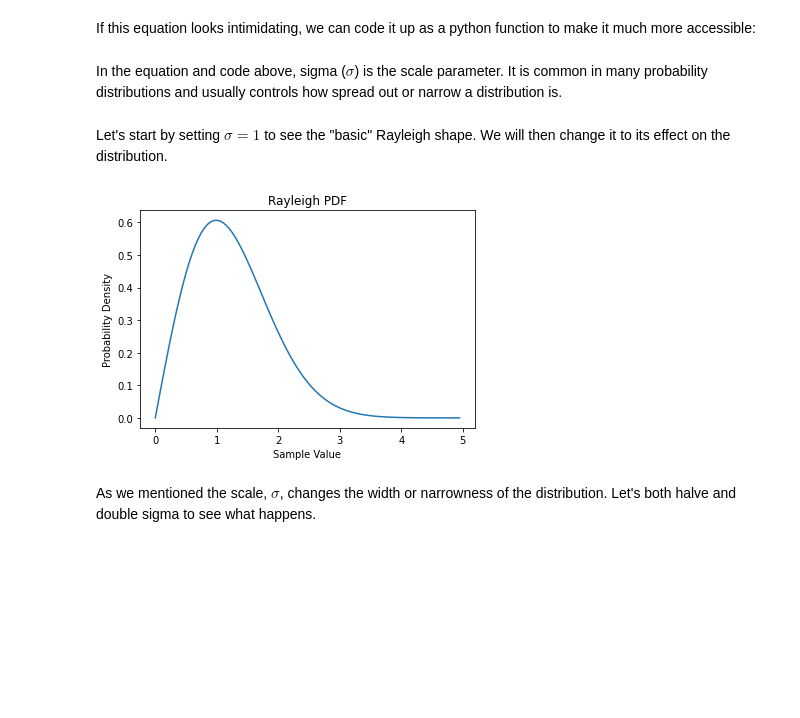
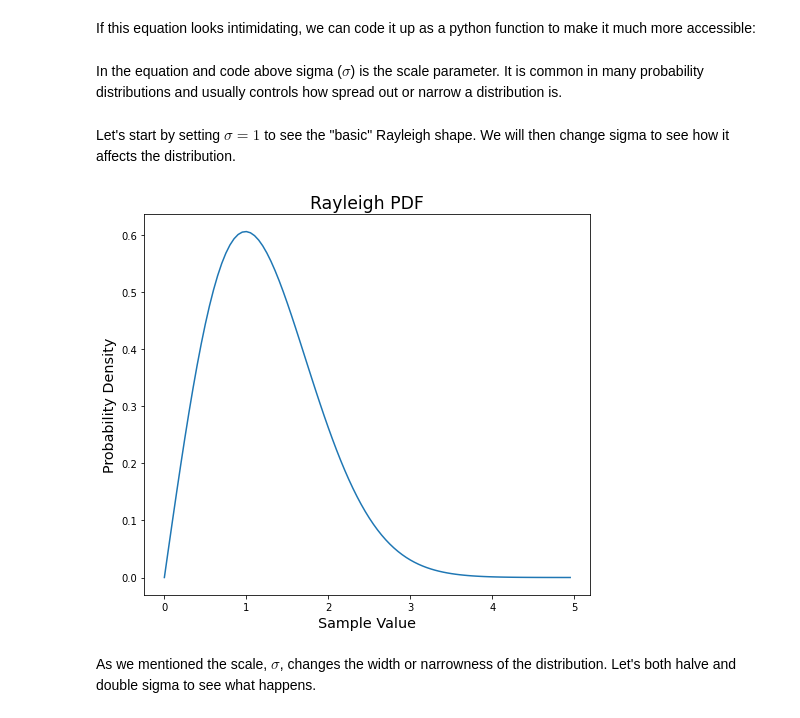
Before and after one commit to enzokro/clck10, a Jupyter notebook: _notebooks/2020-02-20-Rayliegh-initialization-for-complex-networks.ipynb, the cells around one changed output. Saved outputs shown, nothing was run; the diff lists cells and outputs as text; code cells hidden in the pictures; blank space fills up the shorter version.

```diff
--- a/_notebooks/2020-02-20-Rayliegh-initialization-for-complex-networks.ipynb
+++ b/_notebooks/2020-02-20-Rayliegh-initialization-for-complex-networks.ipynb
@@ -60,9 +59,9 @@ def rayleigh_pdf(x, sigma):
     p = (x / sigma**2) * np.exp(-x**2 / (2*sigma**2))
     return p
 # %% [markdown]
-In the equation and code above, sigma ($\sigma$) is the scale parameter. It is common in many probability distributions and usually controls how spread out or narrow a distribution is.
+In the equation and code above sigma ($\sigma$) is the scale parameter. It is common in many probability distributions and usually controls how spread out or narrow a distribution is.
 # %% [markdown]
-Let's start by setting $\sigma = 1$ to see the "basic" Rayleigh shape. We will then change it to its effect on the distribution.
+Let's start by setting $\sigma = 1$ to see the "basic" Rayleigh shape. We will then change sigma to see how it affects the distribution.
 # %%
 sigma = 1
 # calculate PDF on 100 equally spaced points between 0 and 5
@@ -70,14 +69,14 @@ points = np.linspace(0, 5, 100)
 ray_pdf = rayleigh_pdf(points, sigma)
 # %%
 # plot the rayleigh pdf
-fig,ax = plt.subplots()
+fig,ax = plt.subplots(figsize=(8,7))
 ax.plot(ray_pdf)
 ax.set_xticklabels([-1] + list(range(len(ax.get_xticklabels()))))
-ax.set_xlabel('Sample Value')
-ax.set_ylabel('Probability Density')
-ax.set_title('Rayleigh PDF');
+ax.set_xlabel('Sample Value', fontsize='x-large')
+ax.set_ylabel('Probability Density', fontsize='x-large')
+ax.set_title('Rayleigh PDF', fontsize='xx-large');
 # %% [output]
-[figure, old version]
+[figure, new version]
 # %% [markdown]
 As we mentioned the scale, $\sigma$, changes the width or narrowness of the distribution. Let's both halve and double sigma to see what happens.
 # %%
```
Also changed, not shown: parts of 32 cells of this notebook, 1 other file.
